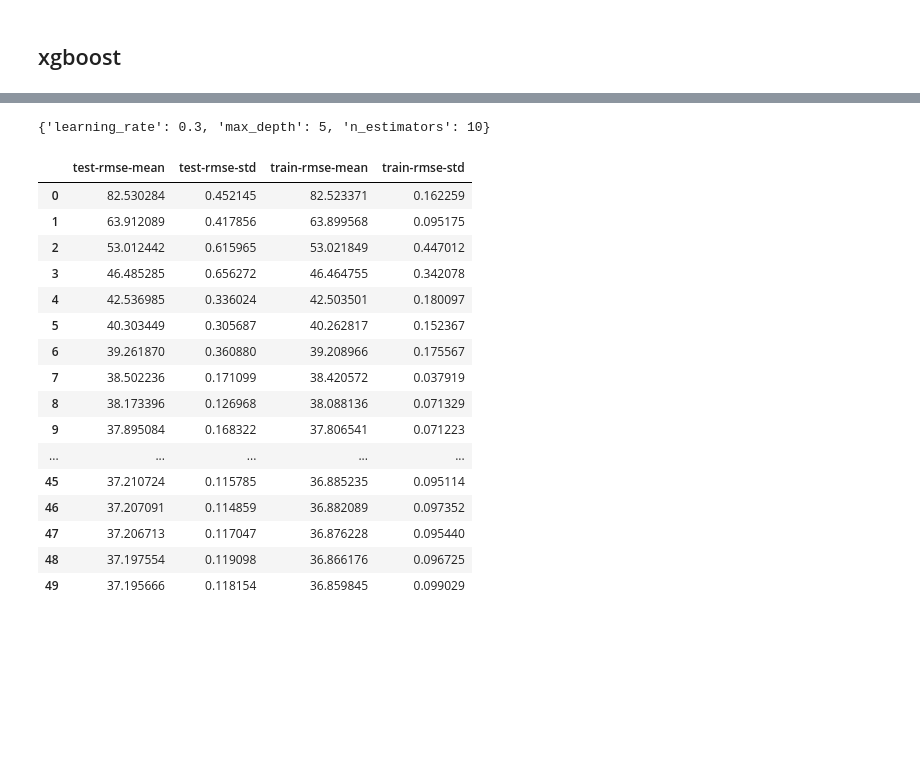
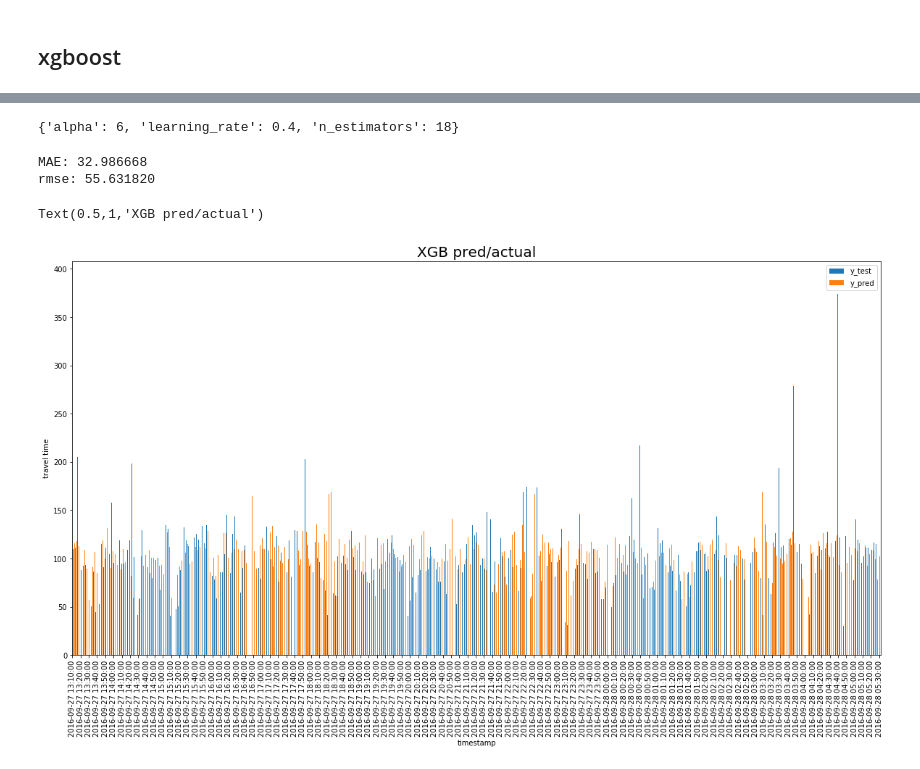
Before and after one commit to muciyuallen/TrafficFlowOptimization, a Jupyter notebook: MLC_Final_Project_my1826_sl4729_pl1840.ipynb, the cells around one changed output, grey strips where cells are left out. Cells and saved outputs as stored; diff of their text form; code cells hidden in the pictures; blank space fills up the shorter version.

```diff
--- a/MLC_Final_Project_my1826_sl4729_pl1840.ipynb
+++ b/MLC_Final_Project_my1826_sl4729_pl1840.ipynb
@@ -956,3 +998,4 @@ print("MAE: ", mae_)
 # %%
 y_train = y_train.as_matrix()
 x_train = X_train.as_matrix()
+x_test = X_test.as_matrix()
@@ -969,9 +1002,9 @@ array([[  7,  95,   1, ...,   0,   0,   1],
 # %%
-xgb_reg = xgb.XGBRegressor(objective ='reg:linear', colsample_bytree = 0.3, alpha = 10)
+xgb_reg = xgb.XGBRegressor(objective ='reg:linear', colsample_bytree = 0.3, )
 parameters = {
-        'learning_rate': [0.1, 0.2, 0.3],
-        'max_depth': [5, 9, 12],
-        'n_estimators': [6,8,10]
+        'learning_rate': [0.4,0.5,0.6],
+        'alpha': [6,8,10],
+        'n_estimators': [14,16,18]
     }
 clf = GridSearchCV(xgb_reg, parameters, n_jobs=1, cv=2)
 clf.fit(x_train,y_train)
@@ -992,4 +1025,4 @@ GridSearchCV(cv=2, error_score='raise-deprecating',
 best_parameters = clf.best_params_
 best_parameters
 # %% [output]
-{'learning_rate': 0.3, 'max_depth': 5, 'n_estimators': 10}
+{'alpha': 6, 'learning_rate': 0.4, 'n_estimators': 18}
@@ -1001,32 +1029,36 @@ xgb_reg = xgb.XGBRegressor(objective ='reg:linear',
-# %%
-X = X_train
-y = y_train
-
-
-
-data_dmatrix = xgb.DMatrix(data=X,label=y)
-
-params = {"objective":"reg:linear",'colsample_bytree': 0.3,'learning_rate': 0.3,
-                'max_depth': 5, 'alpha': 10}
-
-cv_results = xgb.cv(dtrain=data_dmatrix, params=params, nfold=3,
-                    num_boost_round=50,early_stopping_rounds=10,metrics="rmse", as_pandas=True, seed=123)
-cv_results
-# %% [output]
-|  | test-rmse-mean | test-rmse-std | train-rmse-mean | train-rmse-std |
-| 0 | 82.530284 | 0.452145 | 82.523371 | 0.162259 |
-| 1 | 63.912089 | 0.417856 | 63.899568 | 0.095175 |
-| 2 | 53.012442 | 0.615965 | 53.021849 | 0.447012 |
-| 3 | 46.485285 | 0.656272 | 46.464755 | 0.342078 |
-| 4 | 42.536985 | 0.336024 | 42.503501 | 0.180097 |
-| 5 | 40.303449 | 0.305687 | 40.262817 | 0.152367 |
-| 6 | 39.261870 | 0.360880 | 39.208966 | 0.175567 |
-| 7 | 38.502236 | 0.171099 | 38.420572 | 0.037919 |
-| 8 | 38.173396 | 0.126968 | 38.088136 | 0.071329 |
-| 9 | 37.895084 | 0.168322 | 37.806541 | 0.071223 |
-| ... | ... | ... | ... | ... |
-| 45 | 37.210724 | 0.115785 | 36.885235 | 0.095114 |
-| 46 | 37.207091 | 0.114859 | 36.882089 | 0.097352 |
-| 47 | 37.206713 | 0.117047 | 36.876228 | 0.095440 |
-| 48 | 37.197554 | 0.119098 | 36.866176 | 0.096725 |
-| 49 | 37.195666 | 0.118154 | 36.859845 | 0.099029 |
+# %%
+xg_reg = xgb.XGBRegressor(objective ='reg:linear', colsample_bytree = 0.1, learning_rate = 0.4,
+                max_depth = 3, alpha = 6, n_estimators = 18, scoring='radada')
+
+xg_reg.fit(X_train,y_train)
+preds = xg_reg.predict(X_test)
+mae1 = mean_absolute_error(y_test, preds)
+print("MAE: %f" % (mae1))
+rmse = np.sqrt(mean_squared_error(y_test, preds))
+print("rmse: %f" % (rmse))
+# %% [output]
+MAE: 32.986668
+rmse: 55.631820
+# %%
+y_pred = clf.predict(x_test)
+# %%
+results_df = pd.DataFrame()
+results_df['time'] = pd.to_datetime(V_test_time)
+results_df['y_test'] = y_test
+results_df['y_pred'] = y_pred
+
+temp = results_df.set_index('time')
+temp = temp.groupby(pd.Grouper(freq='10Min', base=30, label='right')).mean()
+ax = temp.plot(figsize = (20,10), kind = 'bar', xticks = None)
+ax.set_xlabel("timestamp")
+ax.set_ylabel('travel time')
+max_xticks = 100
+xloc = plt.MaxNLocator(max_xticks)
+ax.xaxis.set_major_locator(xloc)
+for tick in ax.get_xticklabels():
+    tick.set_rotation(90)
+ax.set_title('XGB pred/actual',fontsize=20)
+# plt.savefig('XGB_pred/actua')
+# %% [output]
+Text(0.5,1,'XGB pred/actual')
+[figure, added]
```
Also changed, not shown: parts of 29 cells of this notebook.
